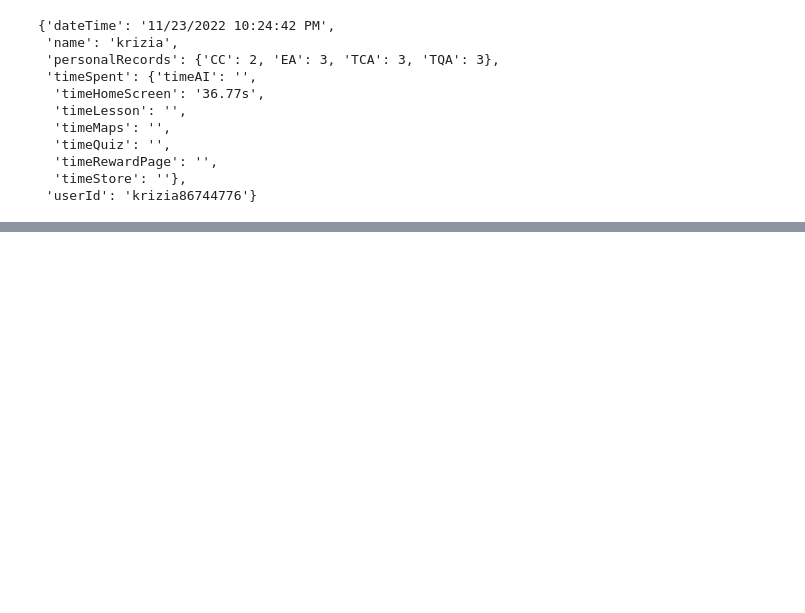
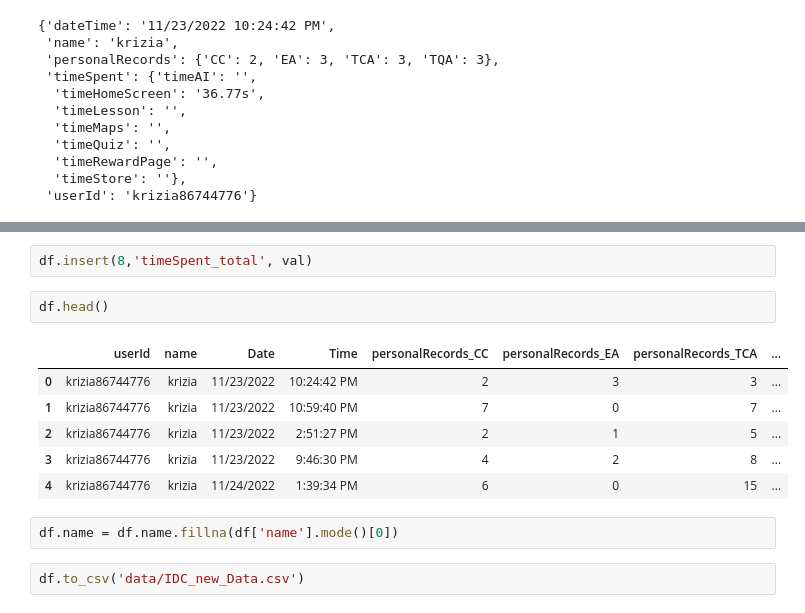
Before and after one commit to Aayush181509/Plotly_Dash_Assignment_for_Otermans, a Jupyter notebook: data_processing.ipynb, the cells around one changed output, grey strips where cells are left out. Cells and saved outputs as stored; diff of their text form; blank space fills up the shorter version.

Commit message:
Converted File into csv form in IDC_new_Data.csv

```diff
--- a/data_processing.ipynb
+++ b/data_processing.ipynb
@@ -45,0 +198,15 @@ new_df.head(3)
+# %%
+df.insert(8,'timeSpent_total', val)
+# %%
+df.head()
+# %% [output]
+|  | userId | name | Date | Time | personalRecords_CC | personalRecords_EA | personalRecords_TCA | ... |
+| 0 | krizia86744776 | krizia | 11/23/2022 | 10:24:42 PM | 2 | 3 | 3 | ... |
+| 1 | krizia86744776 | krizia | 11/23/2022 | 10:59:40 PM | 7 | 0 | 7 | ... |
+| 2 | krizia86744776 | krizia | 11/23/2022 | 2:51:27 PM | 2 | 1 | 5 | ... |
+| 3 | krizia86744776 | krizia | 11/23/2022 | 9:46:30 PM | 4 | 2 | 8 | ... |
+| 4 | krizia86744776 | krizia | 11/24/2022 | 1:39:34 PM | 6 | 0 | 15 | ... |
+# %%
+df.name = df.name.fillna(df['name'].mode()[0])
+# %%
+df.to_csv('data/IDC_new_Data.csv')
```
Also changed, not shown: parts of 19 cells of this notebook, 5 other files.
